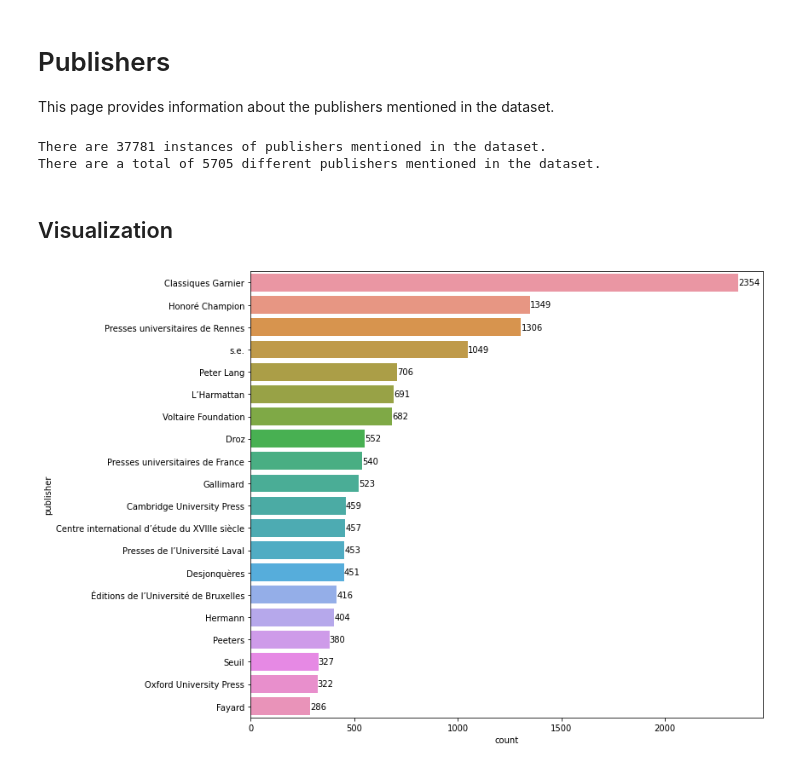
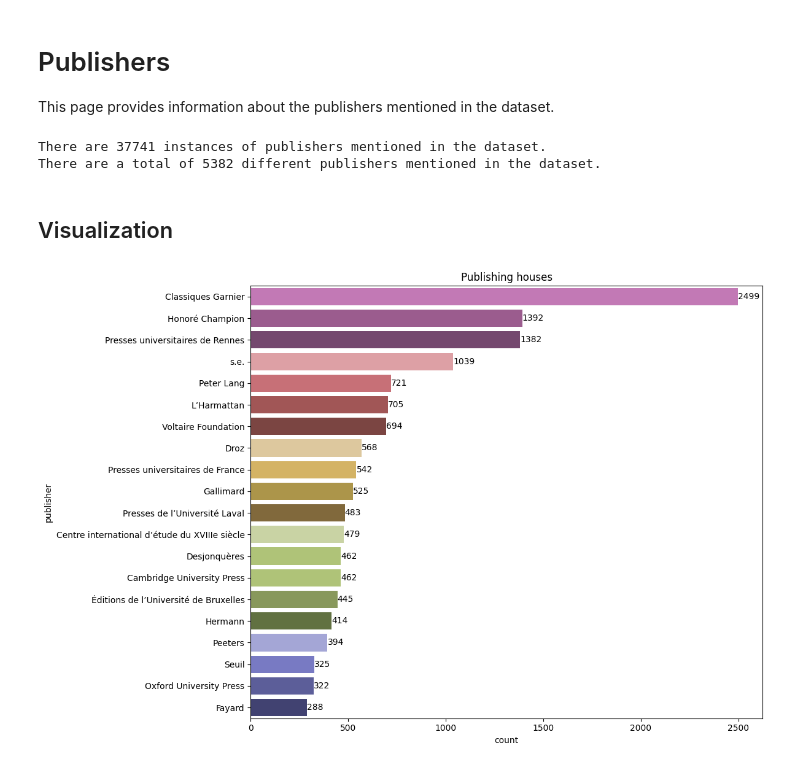
Before and after one commit to christofs/BIB18, a Jupyter notebook: publishers.ipynb, the cells around one changed output. Cells and saved outputs as stored; diff of their text form; code cells hidden in the pictures.

```diff
--- a/publishers.ipynb
+++ b/publishers.ipynb
@@ -19,9 +19,8 @@ import pandas as pd
 
 # === Files and parameters ===
 
-wdir = join("/", "media", "christof", "Data", "Github", "christofs", "BIB18")
-bibdatafile = join(wdir, "data", "BIB18_Zotero-RDF.rdf")
-#bibdatafile = join(wdir, "data", "BIB18_Zotero-RDF_TEST.rdf")
+bibdatafile = join("data", "BIB18_Zotero-RDF_2024-01-02.rdf")
+#bibdatafile = join("data", "BIB18_Zotero-RDF_TEST.rdf")
 
 
 namespaces = {
@@ -33,11 +32,7 @@ namespaces = {
     }
 
 
-def read_json(bibdatafile):
-    bibdata = etree.parse(bibdatafile)
-    return bibdata
-
-bibdata = read_json(bibdatafile)
+bibdata = etree.parse(bibdatafile)
 # %%
 def get_publishers(bibdata):
     # Find all the instances of publisher names
@@ -72,30 +67,33 @@ global publishernames_counts
 publishers = get_publishers(bibdata)
 publishernames_counts = most_frequent_publishers(publishers)
 # %% [output]
-There are 37781 instances of publishers mentioned in the dataset.
-There are a total of 5705 different publishers mentioned in the dataset.
+There are 37741 instances of publishers mentioned in the dataset.
+There are a total of 5382 different publishers mentioned in the dataset.
 # %% [markdown]
 ## Visualization
 # %%
 
 def visualize_publishername_counts(publishernames_counts):
-    #print(publishernames_counts)
     plt.figure(figsize=(12,8))
-    pal = sns.color_palette("colorblind", len(publishernames_counts))
+    palette = sns.color_palette("tab20b", len(publishernames_counts)-1)
     fig = sns.barplot(
         data=publishernames_counts,
         y="publisher",
         x="count",
-        orient='h'
+        hue = "count",
+        legend = False,
+        orient='h',
+        palette=palette
         )
     for i in fig.containers:
         fig.bar_label(i,)
+    fig.set(title="Publishing houses")
     plt.tight_layout()
     plt.savefig(
-        join(wdir, "figures", "publishernames_counts.png"),
+        join("figures", "publishernames_counts.svg"),
         dpi=300
         )
 
 visualize_publishername_counts(publishernames_counts)
 # %% [output]
-[figure, old version]
+[figure, new version]
```
Also changed, not shown: 31 other files.
